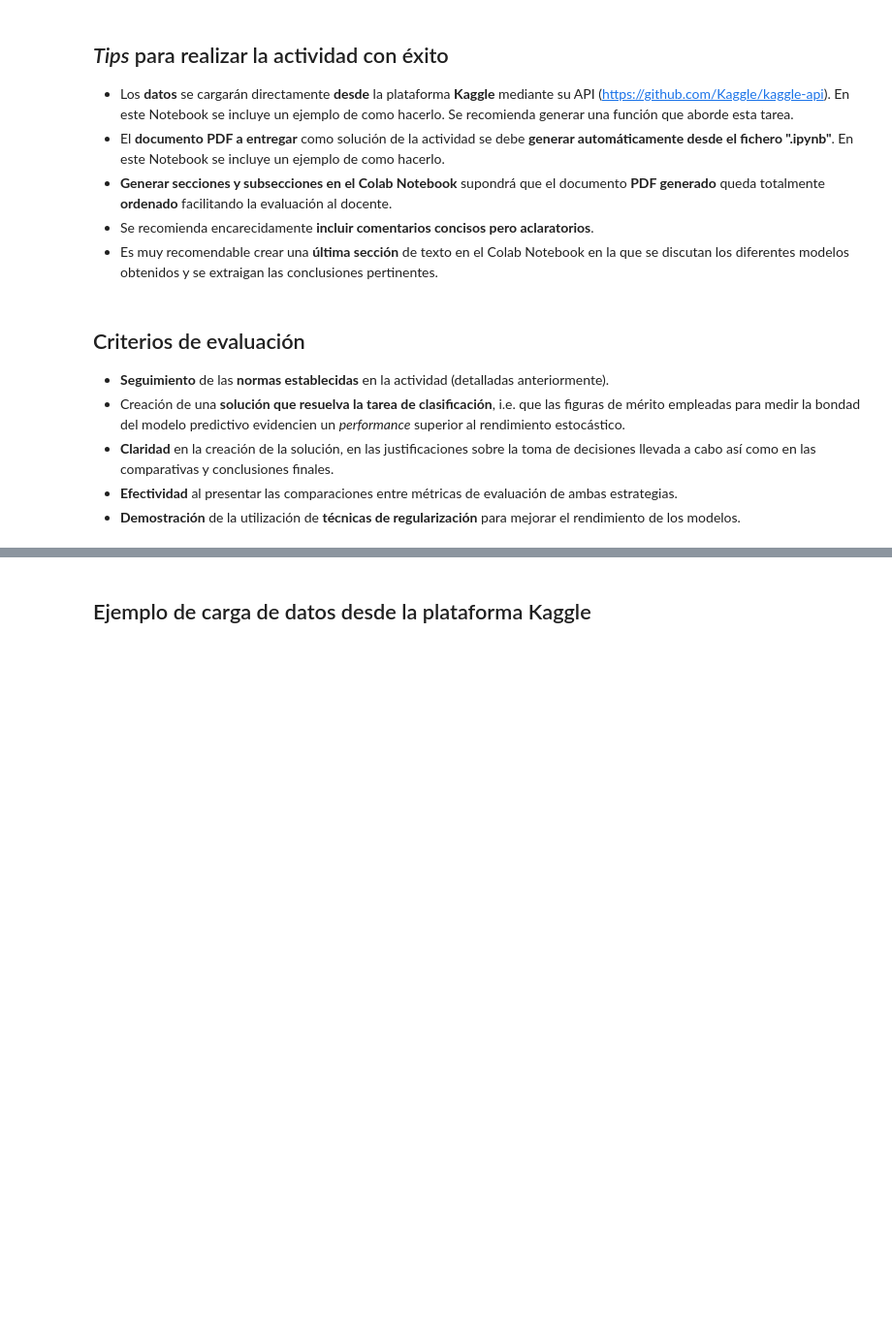
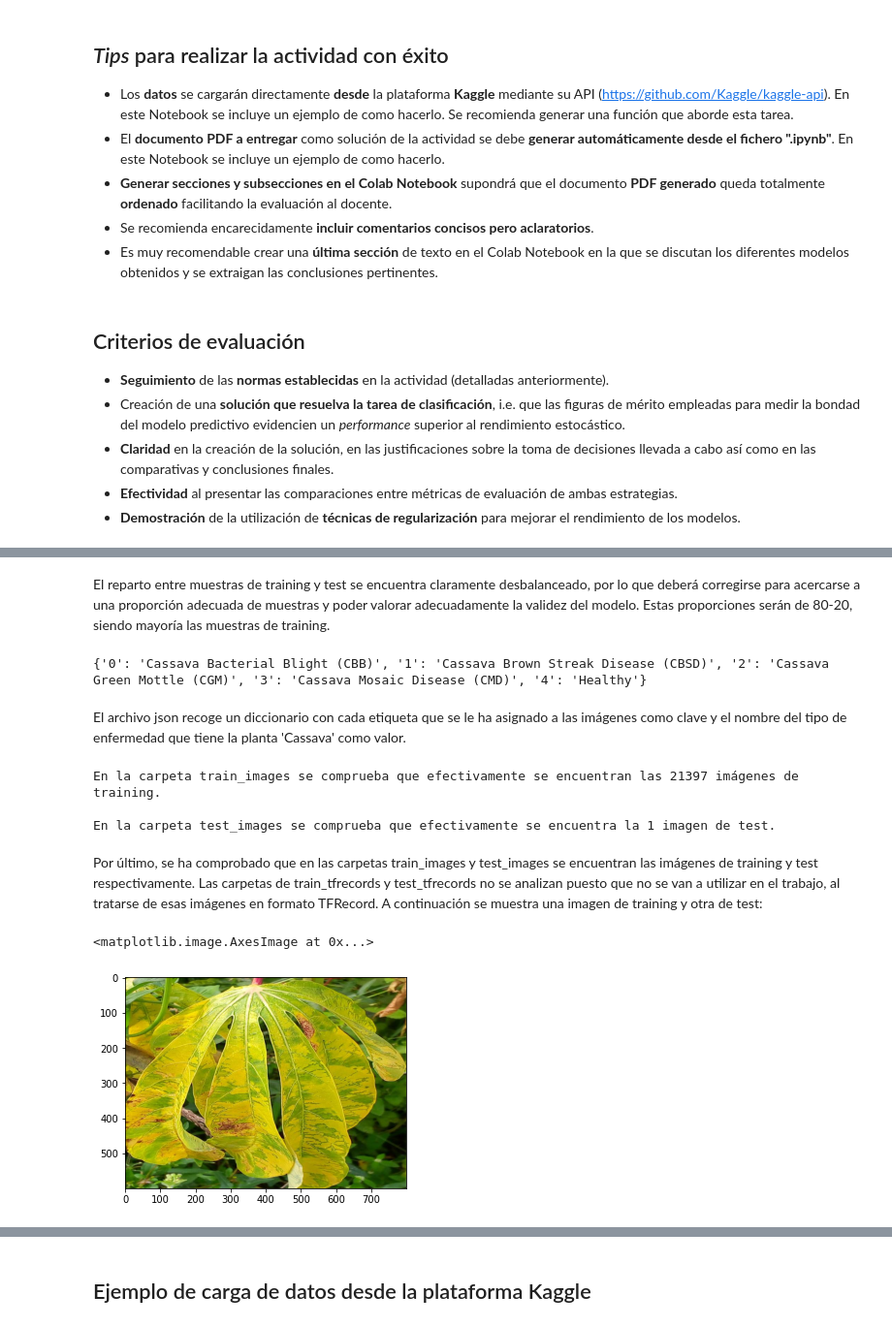
Before and after one commit to DanielMolinaR/Cassava-Leaf-Disease-Classification, a Jupyter notebook: Cassava_CNN_classificaiton.ipynb, the cells around one changed output, grey strips where cells are left out. Shown at 97% size. Saved outputs shown, nothing was run; the diff lists cells and outputs as text; code cells hidden in the pictures; blank space fills up the shorter version.

```diff
--- a/Cassava_CNN_classificaiton.ipynb
+++ b/Cassava_CNN_classificaiton.ipynb
@@ -48,0 +60,5 @@ La segunda estrategia a comparar debe incluir la utilización de una **red preen
+# %%
+import os
+base_folder = '/content/drive/MyDrive/Practica/dataset'
+files = os.listdir(base_folder)
+print(files)
@@ -48,0 +69,14 @@ La segunda estrategia a comparar debe incluir la utilización de una **red preen
+# %%
+csv_files = [file for file in files if file.endswith('.csv')]
+print(f'Los archivos csv son:\n{csv_files}\n')
+
+json_files = [file for file in files if file.endswith('.json')]
+print(f'Los archivos json son:\n{json_files}\n')
+
+folders = []
+for element in files:
+  if element not in csv_files and element not in json_files:
+    folders.append(element)
+print(f'Las carpetas son:\n{folders}\n')
+
+print(f'Todos los archivos y carpetas, como ya se vio, son:\n{files}')
@@ -48,0 +132,47 @@ La segunda estrategia a comparar debe incluir la utilización de una **red preen
+# %% [markdown]
+El reparto entre muestras de training y test se encuentra claramente desbalanceado, por lo que deberá corregirse para acercarse a una proporción adecuada de muestras y poder valorar adecuadamente la validez del modelo. Estas proporciones serán de 80-20, siendo mayoría las muestras de training.
+# %%
+import json
+with open(base_folder + '/' + json_files[0], 'r') as j_file:
+  labels_dict = json.load(j_file)
+
+print(labels_dict)
+# %% [output]
+{'0': 'Cassava Bacterial Blight (CBB)', '1': 'Cassava Brown Streak Disease (CBSD)', '2': 'Cassava Green Mottle (CGM)', '3': 'Cassava Mosaic Disease (CMD)', '4': 'Healthy'}
+# %% [markdown]
+El archivo json recoge un diccionario con cada etiqueta que se le ha asignado a las imágenes como clave y el nombre del tipo de enfermedad que tiene la planta 'Cassava' como valor.
+# %%
+train_images_folder = base_folder + '/' + folders[0]
+with os.scandir(train_images_folder) as f1:
+  train_images = [image.name for image in f1]
+
+print(f'En la carpeta train_images se comprueba que efectivamente se encuentran las {len(train_images)} imágenes de training.\n')
+
+test_images_folder = base_folder + '/' + folders[-1]
+with os.scandir(test_images_folder) as f4:
+  test_images = [image.name for image in f4]
+
+print(f'En la carpeta test_images se comprueba que efectivamente se encuentra la {len(test_images)} imagen de test.\n')
+# %% [output]
+En la carpeta train_images se comprueba que efectivamente se encuentran las 21397 imágenes de training.
+
+En la carpeta test_images se comprueba que efectivamente se encuentra la 1 imagen de test.
+# %% [markdown]
+Por último, se ha comprobado que en las carpetas train_images y test_images se encuentran las imágenes de training y test respectivamente. Las carpetas de train_tfrecords y test_tfrecords no se analizan puesto que no se van a utilizar en el trabajo, al tratarse de esas imágenes en formato TFRecord. A continuación se muestra una imagen de training y otra de test:
+# %%
+import cv2
+import matplotlib.pyplot as plt
+
+idx_train = np.random.randint(0, 21396)
+idx_test = 0
+img_train = cv2.imread(train_images_folder + '/' + train_images[idx_train], cv2.COLOR_BGR2RGB)
+img_test = cv2.imread(test_images_folder + '/' + test_images[idx_test], cv2.COLOR_BGR2RGB)
+
+
+img_train = cv2.cvtColor(img_train, cv2.COLOR_BGR2RGB)
+img_test = cv2.cvtColor(img_test, cv2.COLOR_BGR2RGB)
+
+plt.imshow(img_train)
+# %% [output]
+<matplotlib.image.AxesImage at 0x...>
+[figure, added]
```
Also changed, not shown: parts of 15 cells of this notebook.
